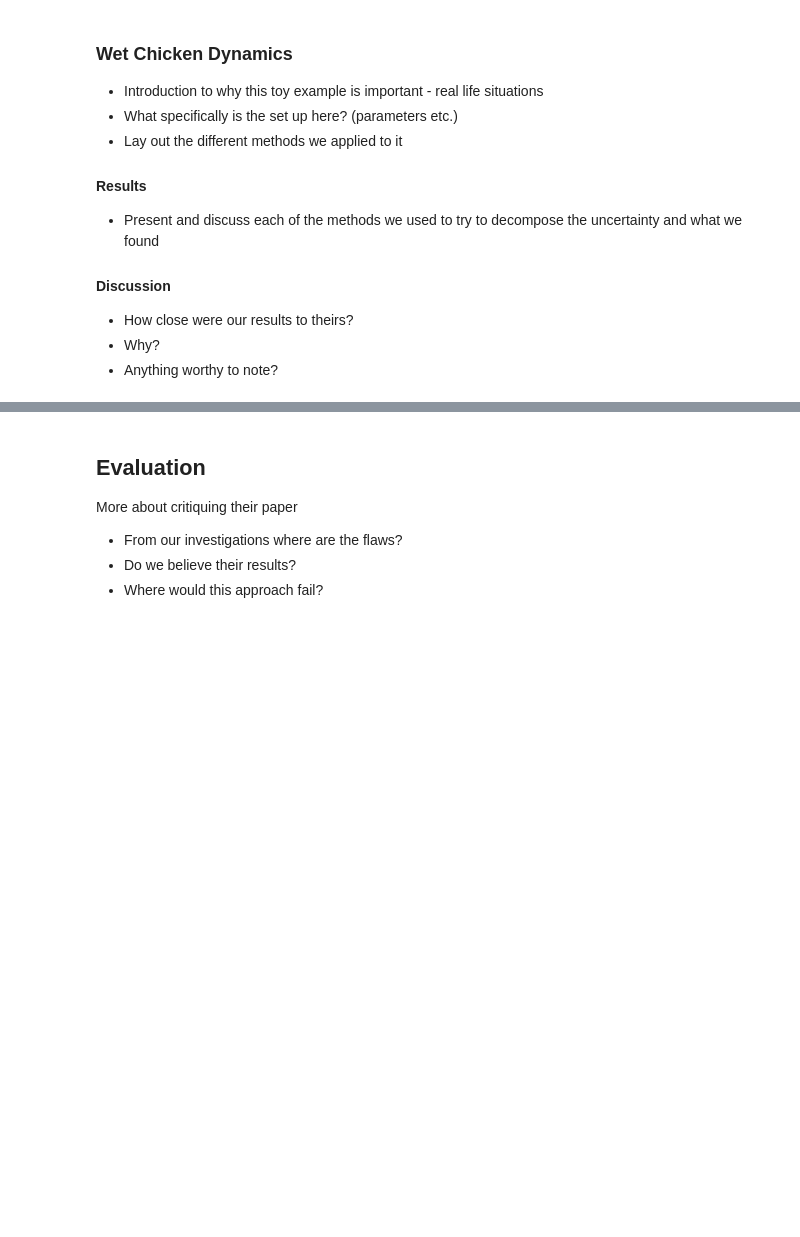
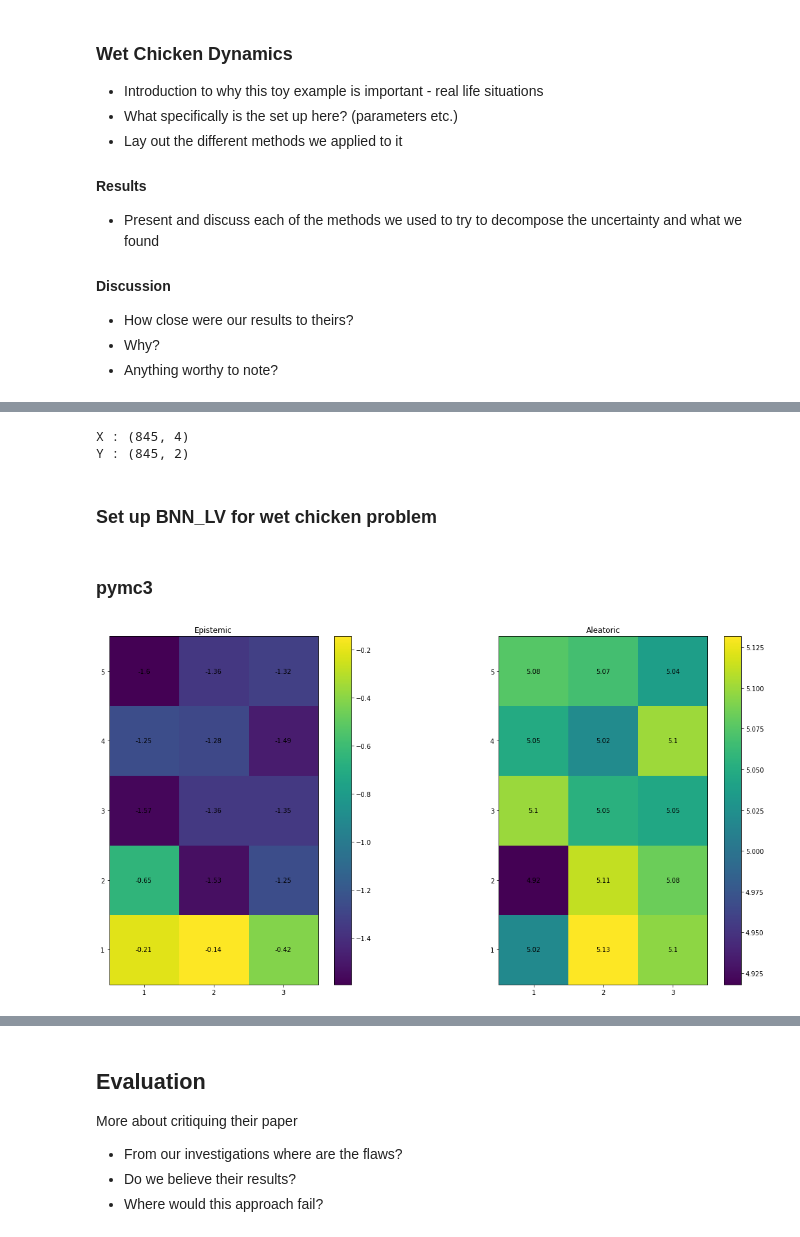
Before and after one commit to 2020fa-207-final-project/decomposition-of-uncertainty, a Jupyter notebook: decomposition_of_uncertainty_report.ipynb, the cells around one changed output, grey strips where cells are left out. Cells and saved outputs as stored; diff of their text form; code cells hidden in the pictures; blank space fills up the shorter version.

```diff
--- a/decomposition_of_uncertainty_report.ipynb
+++ b/decomposition_of_uncertainty_report.ipynb
@@ -429,0 +558,7 @@ Summarise the previous section in terms of what we found
+# %%
+from utils.games import WetChicken2D
+from utils.decomposition import chicken_entropy_decompose
+
+env = WetChicken2D(L=5, W=3, max_steps=20, seed=207)
+no_action_policy = lambda state: (0,0)  # For any state, play the "do nothing" action.
+env.run(episodes=100, progress=100, policy=no_action_policy)
@@ -429,0 +567,4 @@ Summarise the previous section in terms of what we found
+# %%
+transitions = env.extract_transition_dataset()
+transitions = transitions.sample(frac=1, replace=False, random_state=123)
+transitions.head()
@@ -429,0 +578,38 @@ Summarise the previous section in terms of what we found
+# %%
+# Build training data
+X_train_chicken = transitions[['start_x','start_y','action_x','action_y']].to_numpy()
+Y_train_chicken = transitions[['result_x','result_y']].to_numpy()
+
+print('X :',X_train_chicken.shape)
+print('Y :',Y_train_chicken.shape)
+# %% [output]
+X : (845, 4)
+Y : (845, 2)
+# %% [markdown]
+### Set up BNN_LV for wet chicken problem
+# %%
+# Parameters
+gamma_chicken = 1
+sigma_chicken = 1
+
+architecture_chicken = {'input_n':4,
+             'output_n':2,
+             'hidden_layers':[20,20],
+             'biases' : [1,1,1],
+             'activations' : ['relu', 'relu', 'linear'],
+             'gamma':[gamma_chicken],
+             'sigma':[sigma_chicken,sigma_chicken]}
+
+bnn_lv_chicken = BNN_LV(architecture=architecture_chicken)
+# %% [markdown]
+### pymc3
+# %%
+posterior_samples_pymc3_chicken = np.load('chicken/saved_samples/chicken_samples_pymc3.npy') # when you pull in my reorg
+# %%
+N = 100 # number of 15 pt repeats
+N2 = 8 # number of 15 pt repeats for calculating entropy
+L = 50 # Number of y points to take per set of samples for epistemic uncertainty
+
+chicken_decomp_pycm3 = chicken_entropy_decompose(bnn_lv_chicken, transitions, posterior_samples_pymc3_chicken, N, N2, L)
+# %% [output]
+[figure, added]
```
Also changed, not shown: parts of 32 cells of this notebook.
